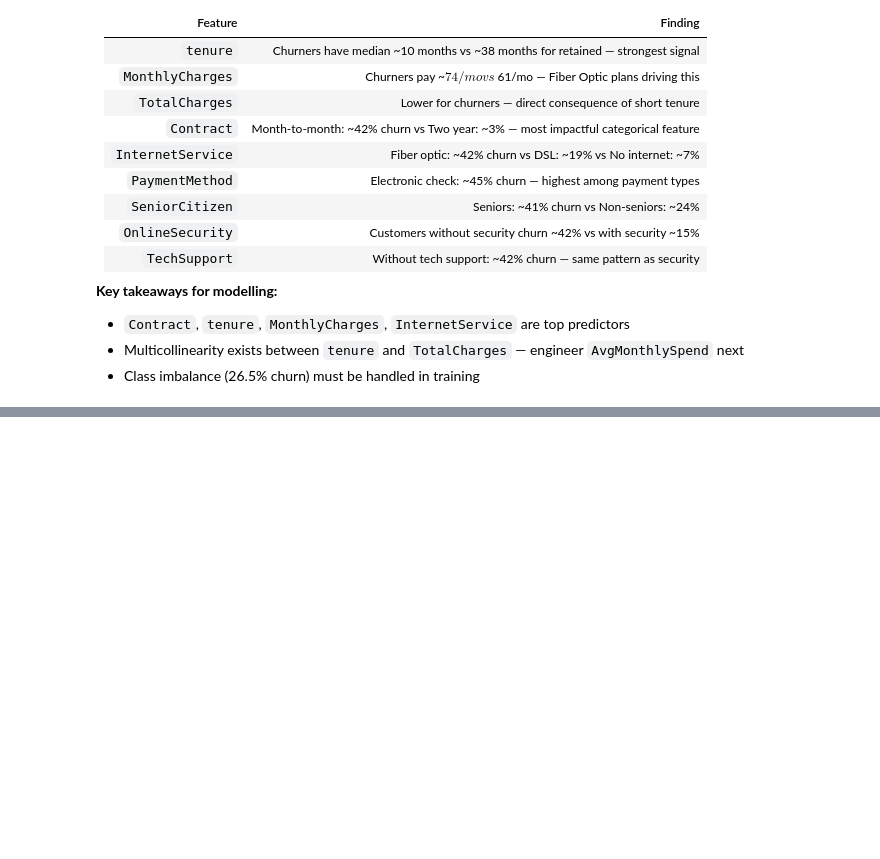
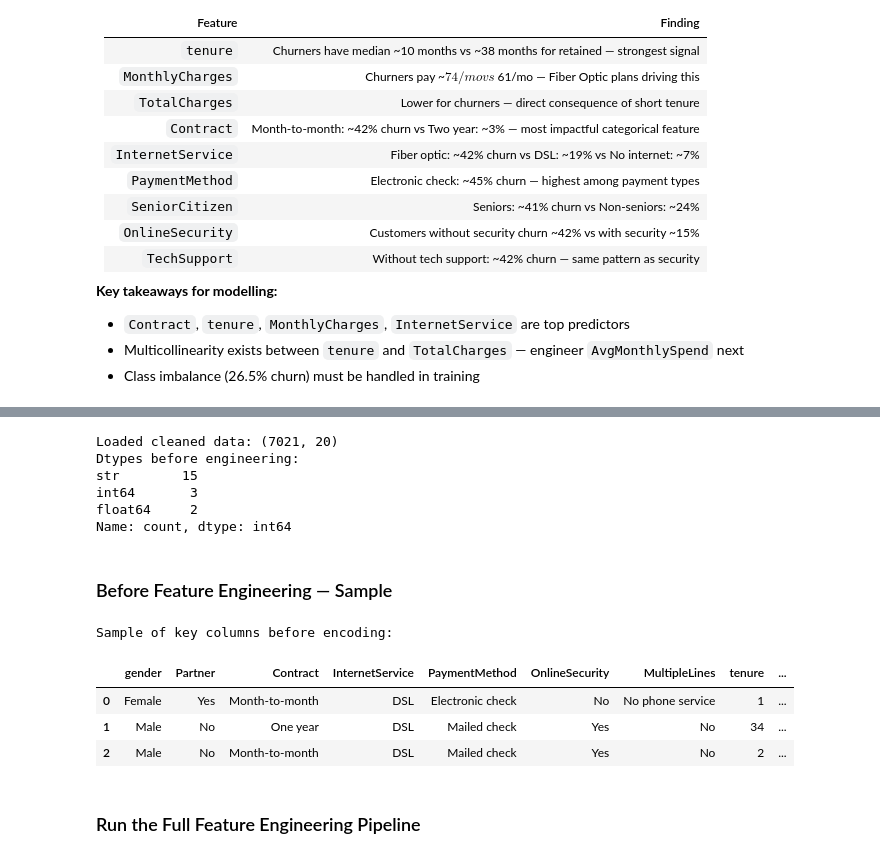
Before and after one commit to Spandana-hub/Customer_churn_prediction, a Jupyter notebook: notebooks/customer_churn_analysis.ipynb, the cells around one changed output, grey strips where cells are left out. Saved outputs shown, nothing was run; the diff lists cells and outputs as text; code cells hidden in the pictures; blank space fills up the shorter version.

```diff
--- a/notebooks/customer_churn_analysis.ipynb
+++ b/notebooks/customer_churn_analysis.ipynb
@@ -707,0 +743,44 @@ print(f'EDA report saved to {report_path}')
+# %%
+import sys, os
+sys.path.append(os.path.abspath(os.path.join(os.getcwd(), '..')))
+
+import pandas as pd
+import numpy as np
+import matplotlib.pyplot as plt
+import seaborn as sns
+import joblib
+
+from src.config import (
+    CLEANED_DATA_PATH, FEATURES_PATH, TRAIN_PATH, TEST_PATH,
+    SCALER_PATH, TARGET_COL, PLOT_STYLE, FIG_DPI, IMAGES_DIR
+)
+from src.feature_engineering import build_features, split_data
+
+plt.style.use(PLOT_STYLE)
+
+df_clean = pd.read_csv(CLEANED_DATA_PATH)
+print('Loaded cleaned data:', df_clean.shape)
+print('Dtypes before engineering:')
+print(df_clean.dtypes.value_counts())
+# %% [output]
+Loaded cleaned data: (7021, 20)
+Dtypes before engineering:
+str        15
+int64       3
+float64     2
+Name: count, dtype: int64
+# %% [markdown]
+### Before Feature Engineering — Sample
+# %%
+print('Sample of key columns before encoding:')
+cols_preview = ['gender','Partner','Contract','InternetService','PaymentMethod',
+                'OnlineSecurity','MultipleLines','tenure','MonthlyCharges','TotalCharges']
+display(df_clean[cols_preview].head(3))
+# %% [output]
+Sample of key columns before encoding:
+|  | gender | Partner | Contract | InternetService | PaymentMethod | OnlineSecurity | MultipleLines | tenure | ... |
+| 0 | Female | Yes | Month-to-month | DSL | Electronic check | No | No phone service | 1 | ... |
+| 1 | Male | No | One year | DSL | Mailed check | Yes | No | 34 | ... |
+| 2 | Male | No | Month-to-month | DSL | Mailed check | Yes | No | 2 | ... |
+# %% [markdown]
+### Run the Full Feature Engineering Pipeline
```
Also changed, not shown: parts of 22 cells of this notebook, 5 other files.
